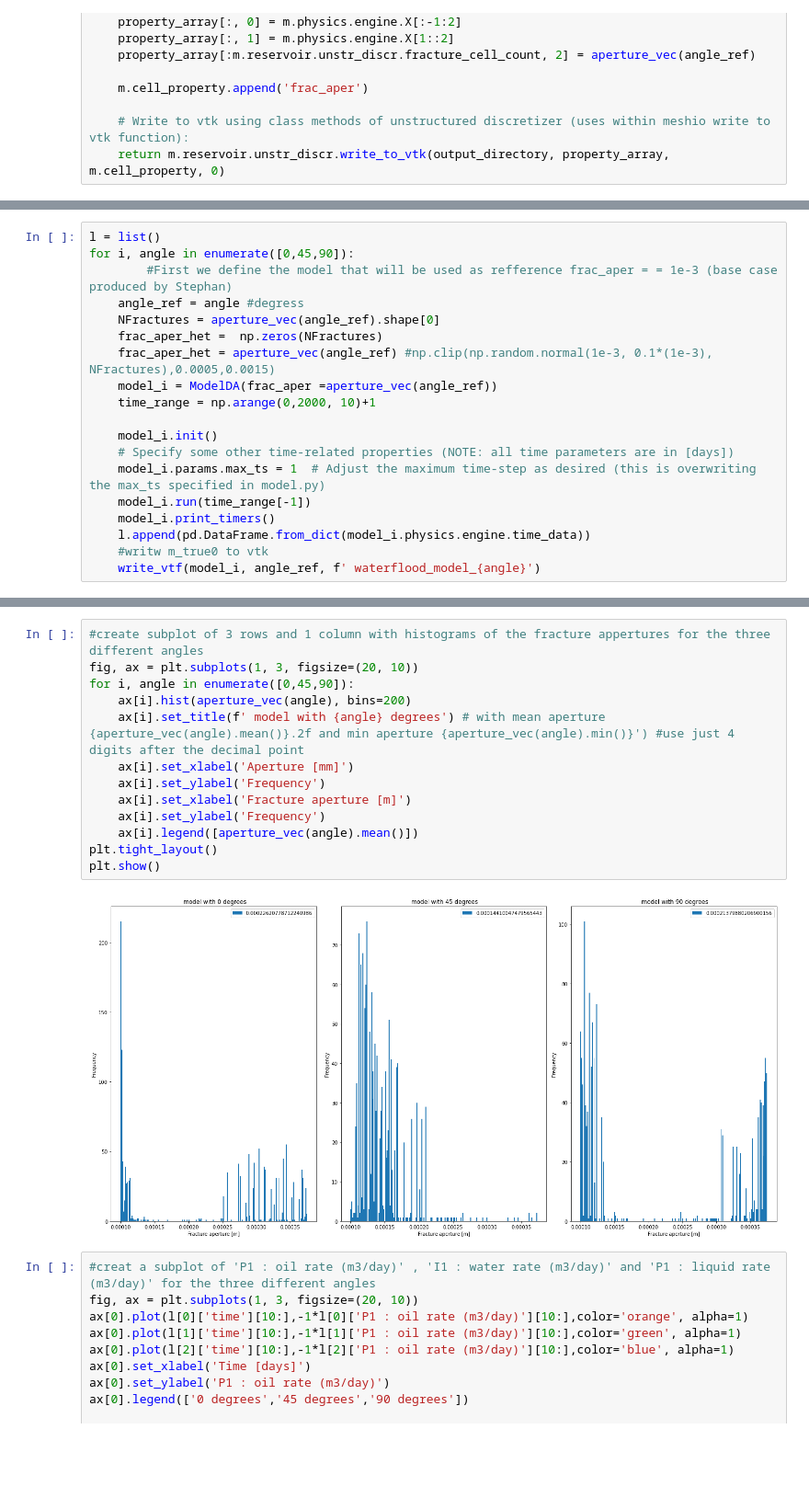
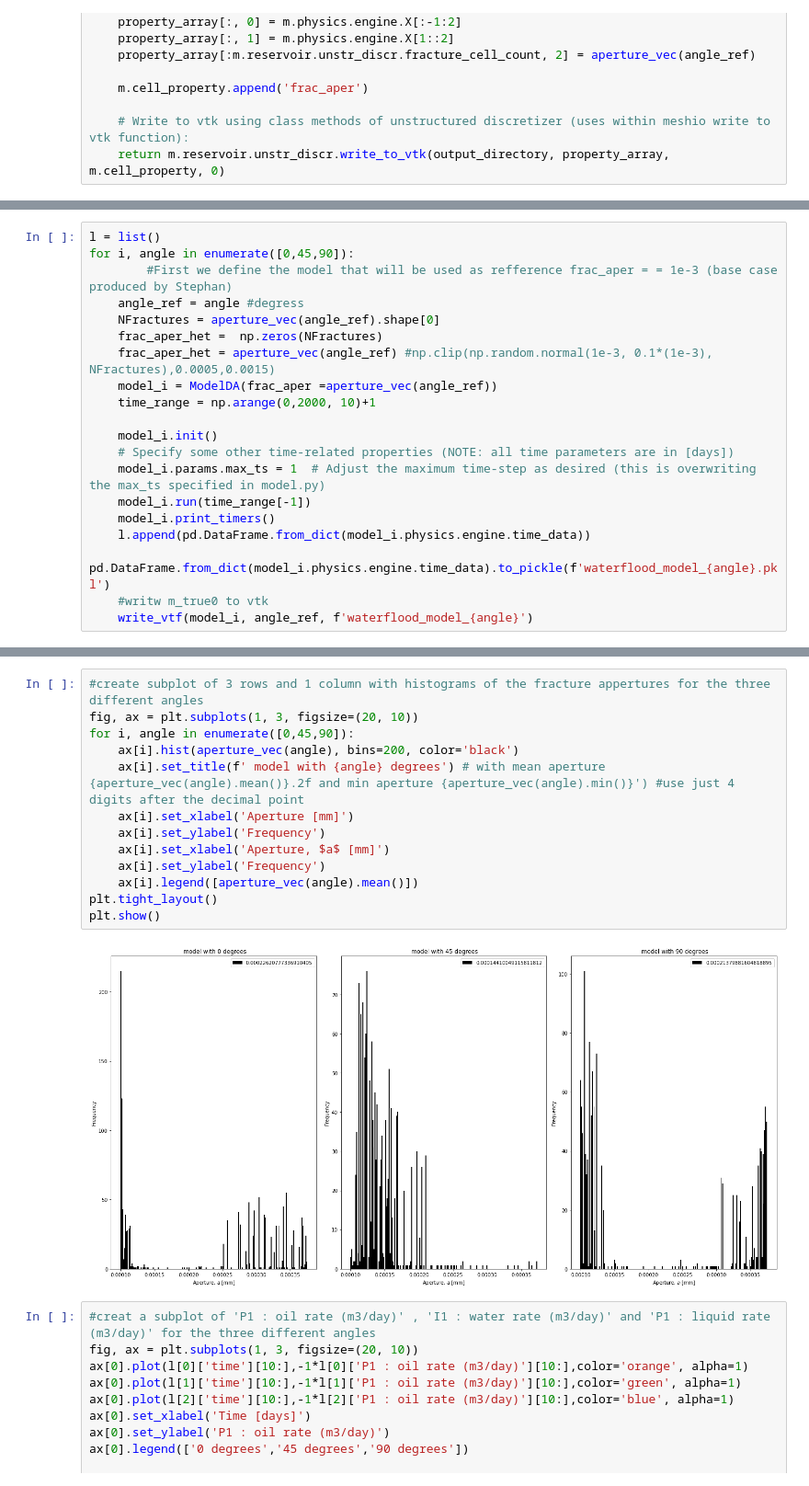
Before and after one commit to gabrielserrao/DA-DARTS-Naturally-Fractured-Reservoir, a Jupyter notebook: reference_models_waterflooding_depletion.ipynb, the cells around one changed output, grey strips where cells are left out. Shown: that part at 92% size. Drawn from its saved outputs; the diff is of its cells as text; blank space fills up the shorter version.

```diff
--- a/reference_models_waterflooding_depletion.ipynb
+++ b/reference_models_waterflooding_depletion.ipynb
@@ -626,8 +592,9 @@ for i, angle in enumerate([0,45,90]):
     model_i.run(time_range[-1])
     model_i.print_timers()
     l.append(pd.DataFrame.from_dict(model_i.physics.engine.time_data))
+    pd.DataFrame.from_dict(model_i.physics.engine.time_data).to_pickle(f'waterflood_model_{angle}.pkl')
     #writw m_true0 to vtk
-    write_vtf(model_i, angle_ref, f' waterflood_model_{angle}')
+    write_vtf(model_i, angle_ref, f'waterflood_model_{angle}')
 # %% [output]
 darts-package built on 27/03/2022 15:20:27 by SRV950$@SRV950 from d89b1a8
 
@@ -649,18 +616,18 @@ Writing data to VTK file for 0-th reporting step
 # %%
 #create subplot of 3 rows and 1 column with histograms of the fracture appertures for the three different angles
 fig, ax = plt.subplots(1, 3, figsize=(20, 10))
 for i, angle in enumerate([0,45,90]):
-    ax[i].hist(aperture_vec(angle), bins=200)
+    ax[i].hist(aperture_vec(angle), bins=200, color='black')
     ax[i].set_title(f' model with {angle} degrees') # with mean aperture {aperture_vec(angle).mean()}.2f and min aperture {aperture_vec(angle).min()}') #use just 4 digits after the decimal point
     ax[i].set_xlabel('Aperture [mm]')
     ax[i].set_ylabel('Frequency')
-    ax[i].set_xlabel('Fracture aperture [m]')
+    ax[i].set_xlabel('Aperture, $a$ [mm]')
     ax[i].set_ylabel('Frequency')
     ax[i].legend([aperture_vec(angle).mean()])
 plt.tight_layout()
 plt.show()
 # %% [output]
-[figure, old version]
+[figure, new version]
 # %%
 #creat a subplot of 'P1 : oil rate (m3/day)' , 'I1 : water rate (m3/day)' and 'P1 : liquid rate (m3/day)' for the three different angles
 fig, ax = plt.subplots(1, 3, figsize=(20, 10))
```
Also changed, not shown: parts of 8 cells of this notebook, 33 other files.
